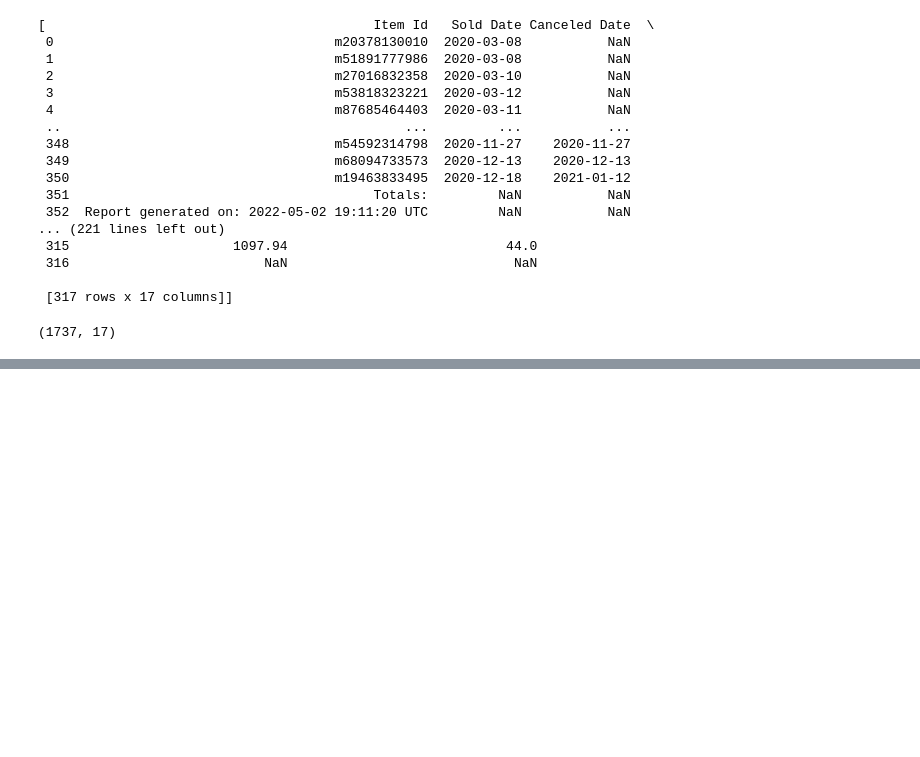
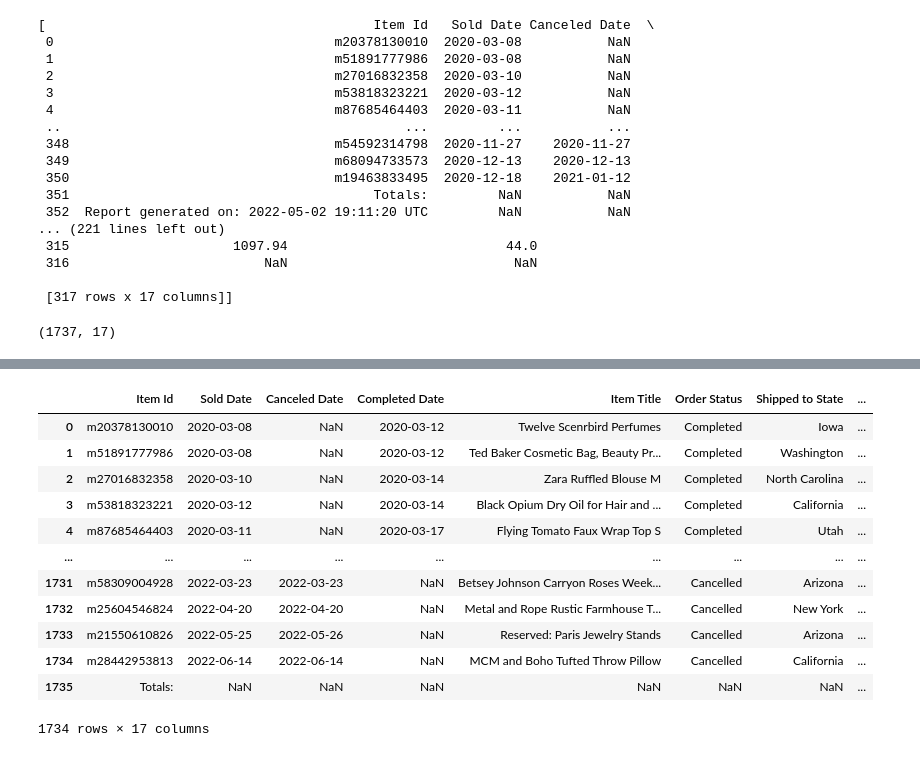
Before and after one commit to ryanbbb/Freelance-Sales-Analysis, a Jupyter notebook: sales-report.ipynb, the cells around one changed output, grey strips where cells are left out. Saved outputs shown, nothing was run; the diff lists cells and outputs as text; code cells hidden in the pictures; blank space fills up the shorter version.

```diff
--- a/sales-report.ipynb
+++ b/sales-report.ipynb
@@ -49,0 +47,16 @@ df = df.dropna(axis = 0, thresh = 2)
+# %%
+df
+# %% [output]
+|  | Item Id | Sold Date | Canceled Date | Completed Date | Item Title | Order Status | Shipped to State | ... |
+| 0 | m20378130010 | 2020-03-08 | NaN | 2020-03-12 | Twelve Scenrbird Perfumes | Completed | Iowa | ... |
+| 1 | m51891777986 | 2020-03-08 | NaN | 2020-03-12 | Ted Baker Cosmetic Bag, Beauty Pr... | Completed | Washington | ... |
+| 2 | m27016832358 | 2020-03-10 | NaN | 2020-03-14 | Zara Ruffled Blouse M | Completed | North Carolina | ... |
+| 3 | m53818323221 | 2020-03-12 | NaN | 2020-03-14 | Black Opium Dry Oil for Hair and ... | Completed | California | ... |
+| 4 | m87685464403 | 2020-03-11 | NaN | 2020-03-17 | Flying Tomato Faux Wrap Top S | Completed | Utah | ... |
+| ... | ... | ... | ... | ... | ... | ... | ... | ... |
+| 1731 | m58309004928 | 2022-03-23 | 2022-03-23 | NaN | Betsey Johnson Carryon Roses Week... | Cancelled | Arizona | ... |
+| 1732 | m25604546824 | 2022-04-20 | 2022-04-20 | NaN | Metal and Rope Rustic Farmhouse T... | Cancelled | New York | ... |
+| 1733 | m21550610826 | 2022-05-25 | 2022-05-26 | NaN | Reserved: Paris Jewelry Stands | Cancelled | Arizona | ... |
+| 1734 | m28442953813 | 2022-06-14 | 2022-06-14 | NaN | MCM and Boho Tufted Throw Pillow | Cancelled | California | ... |
+| 1735 | Totals: | NaN | NaN | NaN | NaN | NaN | NaN | ... |
+1734 rows × 17 columns
```
Also changed, not shown: parts of 3 cells of this notebook.
